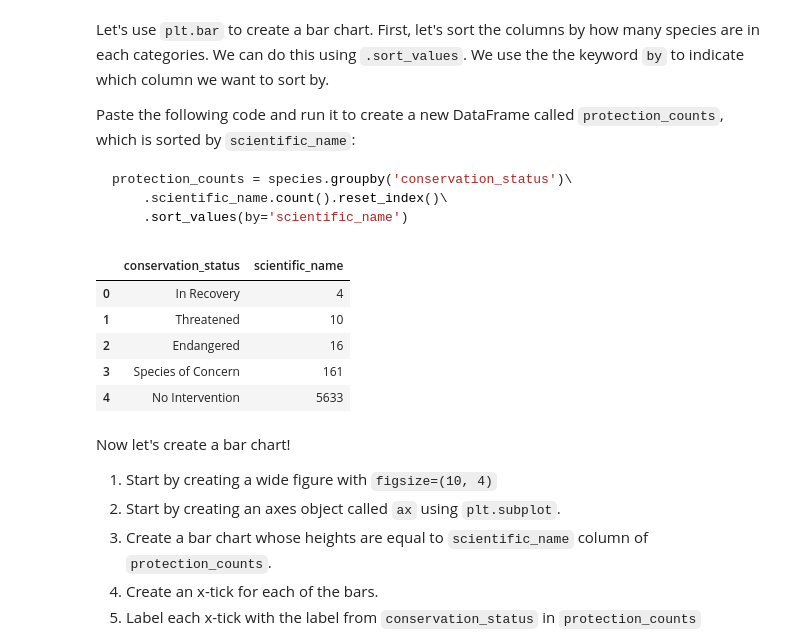
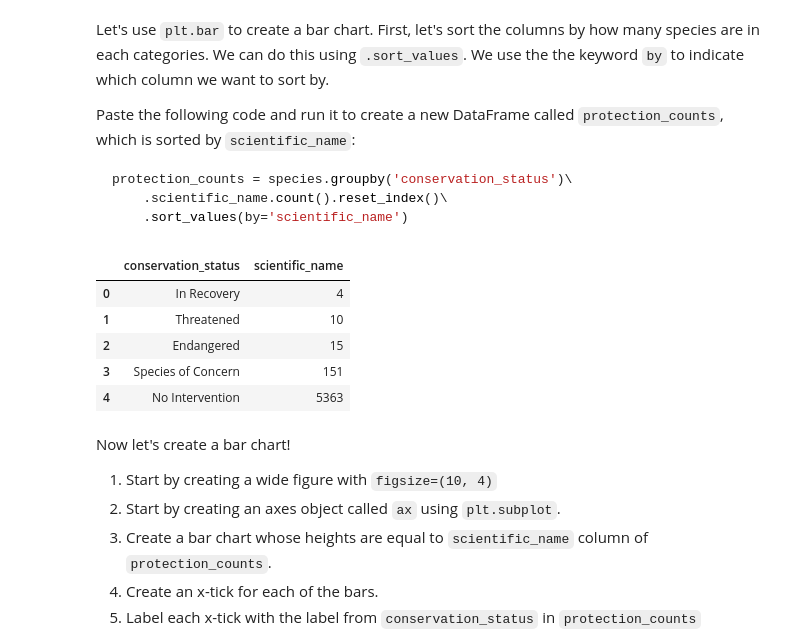
Before and after one commit to kevinhynes/capstoneDataScience, a Jupyter notebook: biodiversity/biodiversity.ipynb, the cells around one changed output. Saved outputs shown, nothing was run; the diff lists cells and outputs as text; code cells hidden in the pictures.

````diff
--- a/biodiversity/biodiversity.ipynb
+++ b/biodiversity/biodiversity.ipynb
@@ -131,16 +131,16 @@ protection_counts = species.groupby('conservation_status')\
 ```
 # %%
 protection_counts = species.groupby('conservation_status')\
-    .scientific_name.count().reset_index() \
+    .scientific_name.nunique().reset_index() \
     .sort_values(by='scientific_name').reset_index(drop=True)
 protection_counts
 # %% [output]
 |  | conservation_status | scientific_name |
 | 0 | In Recovery | 4 |
 | 1 | Threatened | 10 |
-| 2 | Endangered | 16 |
-| 3 | Species of Concern | 161 |
-| 4 | No Intervention | 5633 |
+| 2 | Endangered | 15 |
+| 3 | Species of Concern | 151 |
+| 4 | No Intervention | 5363 |
 # %% [markdown]
 Now let's create a bar chart!
 1. Start by creating a wide figure with `figsize=(10, 4)`
````
Also changed, not shown: parts of 6 cells of this notebook, 2 other files.
